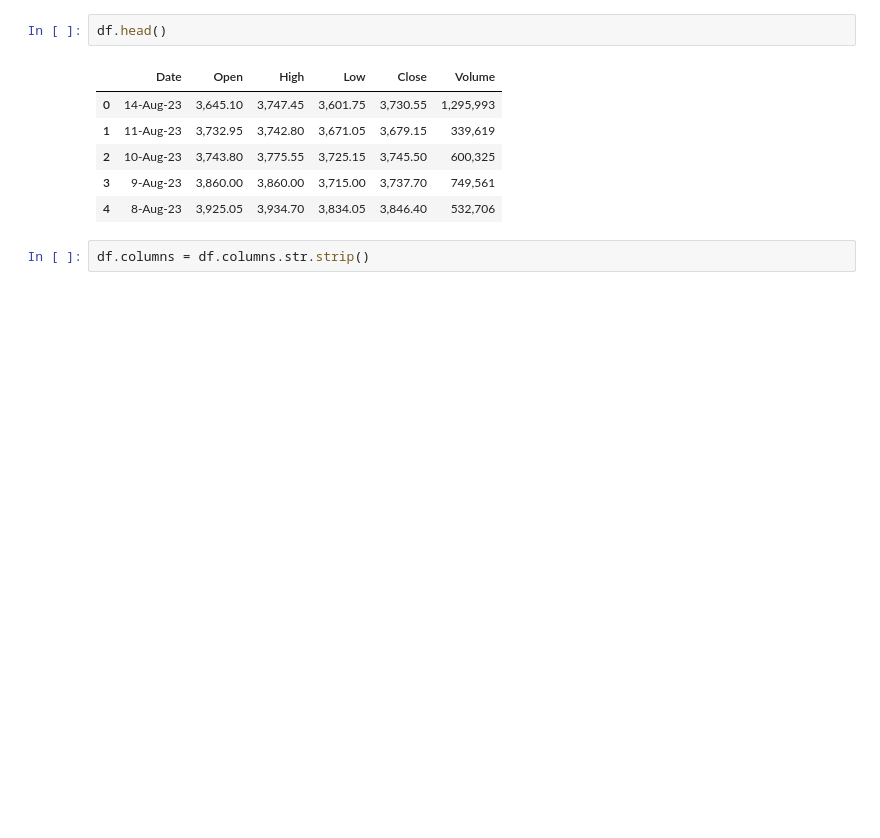
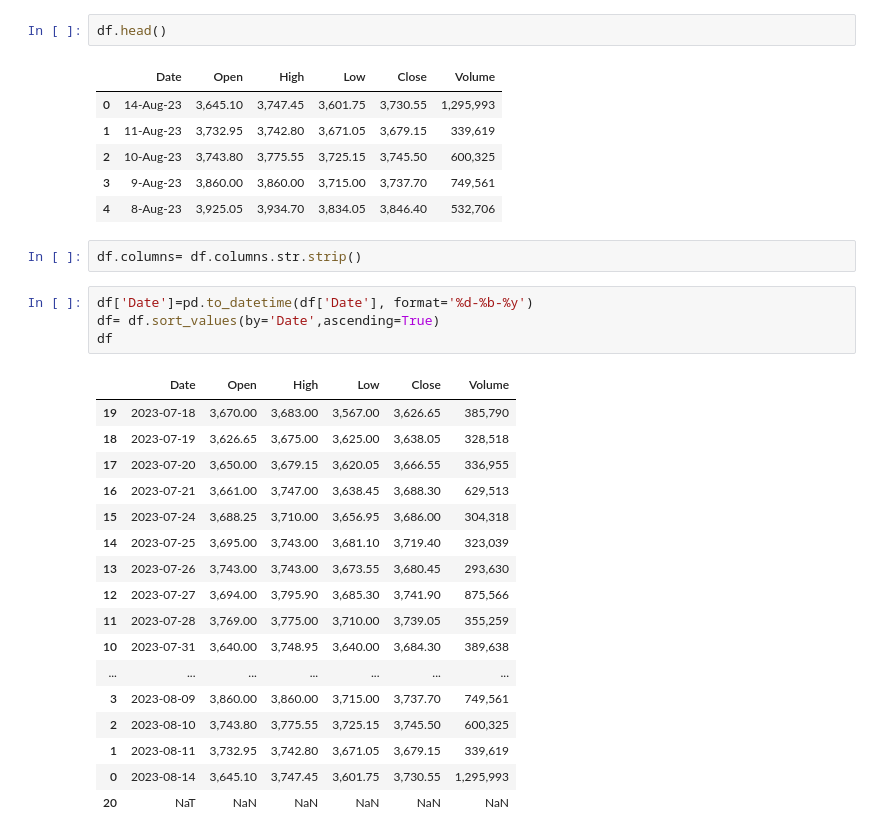
Before and after one commit to Akshaykk12/StockMarketPrediction_Linear_Regression, a Jupyter notebook: Stock_Prediction using Linear Regression.ipynb, the cells around one changed output. Saved outputs shown, nothing was run; the diff lists cells and outputs as text; blank space fills up the shorter version.

```diff
--- a/Stock_Prediction using Linear Regression.ipynb
+++ b/Stock_Prediction using Linear Regression.ipynb
@@ -16,7 +15,29 @@ df.head()
 | 3 | 9-Aug-23 | 3,860.00 | 3,860.00 | 3,715.00 | 3,737.70 | 749,561 |
 | 4 | 8-Aug-23 | 3,925.05 | 3,934.70 | 3,834.05 | 3,846.40 | 532,706 |
 # %%
-df.columns = df.columns.str.strip()
+df.columns= df.columns.str.strip()
+# %%
+df['Date']=pd.to_datetime(df['Date'], format='%d-%b-%y')
+df= df.sort_values(by='Date',ascending=True)
+df
+# %% [output]
+|  | Date | Open | High | Low | Close | Volume |
+| 19 | 2023-07-18 | 3,670.00 | 3,683.00 | 3,567.00 | 3,626.65 | 385,790 |
+| 18 | 2023-07-19 | 3,626.65 | 3,675.00 | 3,625.00 | 3,638.05 | 328,518 |
+| 17 | 2023-07-20 | 3,650.00 | 3,679.15 | 3,620.05 | 3,666.55 | 336,955 |
+| 16 | 2023-07-21 | 3,661.00 | 3,747.00 | 3,638.45 | 3,688.30 | 629,513 |
+| 15 | 2023-07-24 | 3,688.25 | 3,710.00 | 3,656.95 | 3,686.00 | 304,318 |
+| 14 | 2023-07-25 | 3,695.00 | 3,743.00 | 3,681.10 | 3,719.40 | 323,039 |
+| 13 | 2023-07-26 | 3,743.00 | 3,743.00 | 3,673.55 | 3,680.45 | 293,630 |
+| 12 | 2023-07-27 | 3,694.00 | 3,795.90 | 3,685.30 | 3,741.90 | 875,566 |
+| 11 | 2023-07-28 | 3,769.00 | 3,775.00 | 3,710.00 | 3,739.05 | 355,259 |
+| 10 | 2023-07-31 | 3,640.00 | 3,748.95 | 3,640.00 | 3,684.30 | 389,638 |
+| ... | ... | ... | ... | ... | ... | ... |
+| 3 | 2023-08-09 | 3,860.00 | 3,860.00 | 3,715.00 | 3,737.70 | 749,561 |
+| 2 | 2023-08-10 | 3,743.80 | 3,775.55 | 3,725.15 | 3,745.50 | 600,325 |
+| 1 | 2023-08-11 | 3,732.95 | 3,742.80 | 3,671.05 | 3,679.15 | 339,619 |
+| 0 | 2023-08-14 | 3,645.10 | 3,747.45 | 3,601.75 | 3,730.55 | 1,295,993 |
+| 20 | NaT | NaN | NaN | NaN | NaN | NaN |
 # %%
 numeric_columns = ['Open', 'High', 'Low', 'Close', 'Volume']
 for col in numeric_columns:
```
Also changed, not shown: parts of 14 cells of this notebook.
